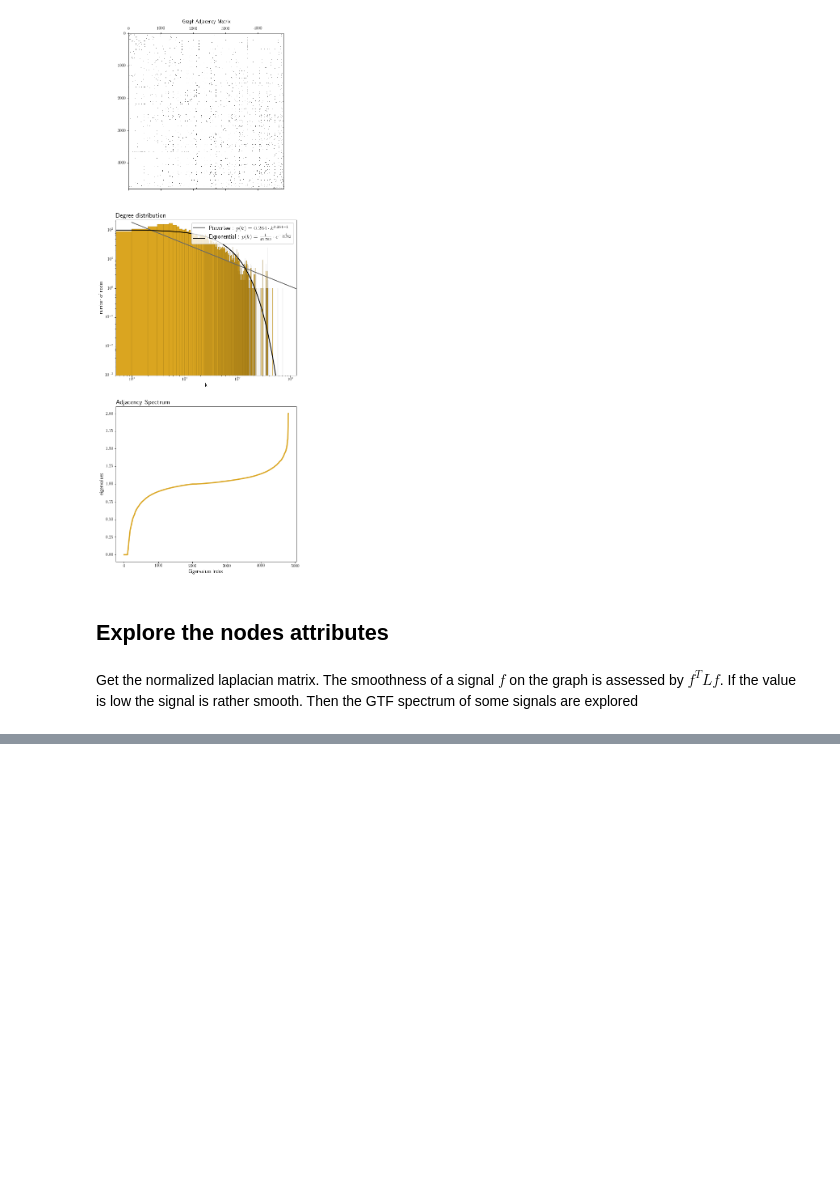
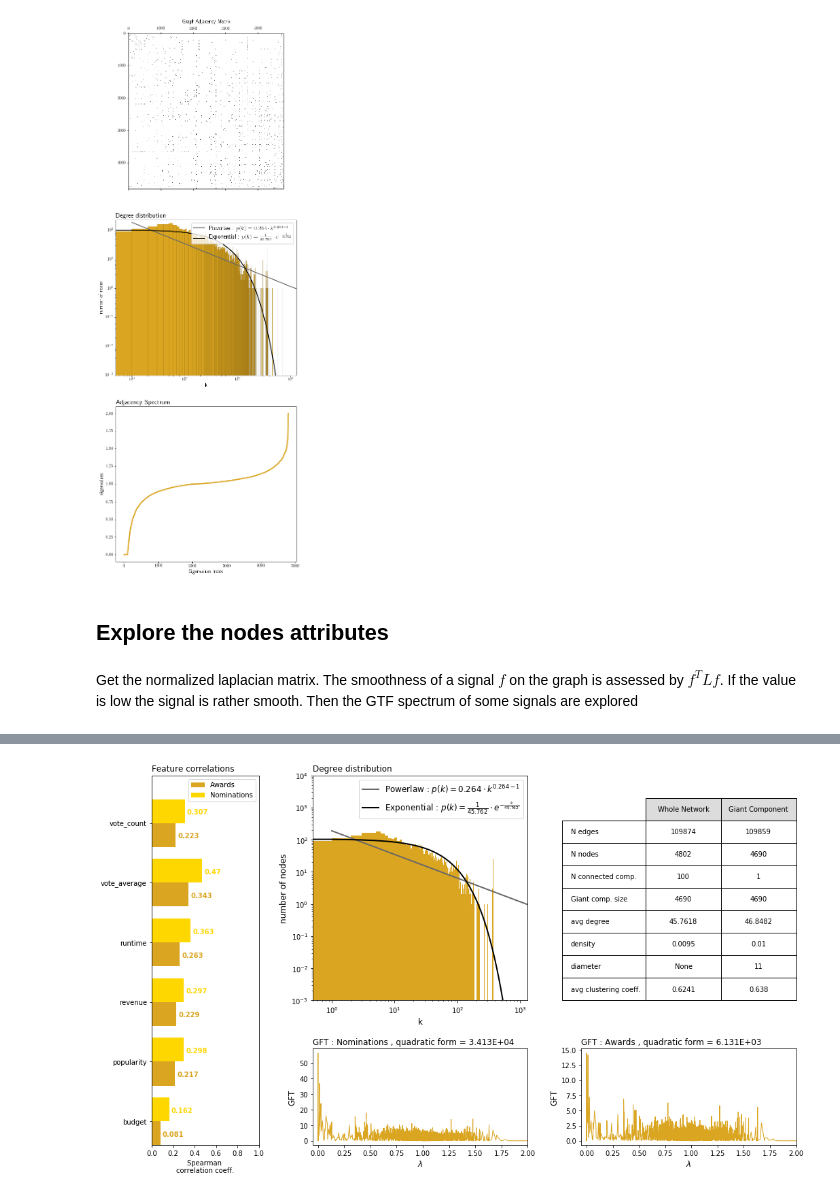
Before and after one commit to antoine-spahr/NTDS, a Jupyter notebook: Project/Graph_exploration.ipynb, the cells around one changed output, grey strips where cells are left out. Saved outputs shown, nothing was run; the diff lists cells and outputs as text; code cells hidden in the pictures; blank space fills up the shorter version.

```diff
--- a/Project/Graph_exploration.ipynb
+++ b/Project/Graph_exploration.ipynb
@@ -172,3 +179,4 @@ Get the largest component and display it.
 # %%
+G_props = graph_summary(G, display=False, return_GC=True)
 G_large = max(nx.connected_component_subgraphs(G), key=len)
-graph_summary(G_large)
+G_props_large = graph_summary(G_large, diameter=True, display=False, return_GC=True)
@@ -195,5 +223,5 @@ pos=nx.spring_layout(the_graph)
 # %%
-# compute graph info for table
-data_whole, labels = get_graph_properties(G)
-data_sub, _ = get_graph_properties(the_graph)
-data = np.stack([data_whole, data_sub], axis=1)
+# get table data
+data_whole, labels = G_props_to_table(G_props)
+data_large, _ = G_props_to_table(G_props_large)
+data = np.stack([data_whole, data_large], axis=1)
@@ -251,0 +228,64 @@ plt.show()
+# %%
+G_sp = gsp.graphs.Graph(nx.adjacency_matrix(G), lap_type='normalized')
+# %%
+# features correlation
+features_df = pd.read_csv(Data_path+'features.csv', usecols=[2,3,4,5,6,7])
+labels_df = pd.read_csv(Data_path+'labels.csv', usecols=[6,7])
+df = pd.concat([features_df, labels_df], axis=1)
+corr_df = df.corr(method = 'spearman').loc[:,['Awards','Nominations']]
+corr_df = corr_df.drop(['Awards','Nominations'])
+# %%
+fig = plt.figure(figsize=(17, 10))
+gs = plt.GridSpec(2, 3, wspace=0.3, hspace=0.3, width_ratios=[0.2 ,0.4, 0.4], height_ratios=[0.7, 0.3])
+title_fs = 12
+
+# Degree dist
+ax_deg = fig.add_subplot(gs[0,1])
+plot_degree(G, ax_deg, title_fs)
+
+# Table
+ax_table = fig.add_subplot(gs[0,2])
+ax_table.set_axis_off()
+table = ax_table.table(cellText=data, rowLabels=labels, cellLoc='center', \
+                                     colColours=['gainsboro'] * len(labels), colLabels=['Whole Network', 'Giant Component'], loc='center', \
+                                     bbox=[0.3, 0, 0.7, 0.9])
+table.auto_set_font_size(False)
+table.set_fontsize(10)
+table.scale(1,1)
+
+# GFT
+ax_gft1 = fig.add_subplot(gs[1,1])
+ax_gft2 = fig.add_subplot(gs[1,2])
+
+for atr, ax in zip(['Nominations', 'Awards'], [ax_gft1, ax_gft2]):
+    signal = np.array([list(nx.get_node_attributes(G, atr).values())]).transpose()
+    quad_form = get_quadratic_form(G_sp.L, signal)
+    _ = signal_GFT(G_sp, signal, ax=ax, linewidth=1, color='Goldenrod')
+    ax.set_title(r'GFT : {0} , quadratic form = {1:.3E}'.format(atr, quad_form), loc='left', fontsize=title_fs)
+    ax.set_xlabel('$\lambda$', fontsize=12)
+    ax.set_ylabel('GFT', fontsize=12)
+    ax.set_xlim([-0.05,2])
+
+# Correlations
+ax_corr = fig.add_subplot(gs[:,0])
+ind = np.arange(len(corr_df))
+width = 0.4
+ax_corr.barh(ind, corr_df.Awards, width, color='Goldenrod', label='Awards')
+ax_corr.barh(ind + width, corr_df.Nominations, width, color='Gold', label='Nominations')
+ax_corr.set(yticks=ind + 0.5*width, yticklabels=corr_df.index, ylim=[2*width - 1, len(corr_df)])
+ax_corr.set_title('Feature correlations', fontsize=title_fs, loc='left')
+ax_corr.set_xlabel('Spearman \ncorrelation coeff.')
+ax_corr.set_xlim([0,1])
+#ax_corr.grid(True, which='major', axis='x')
+ax_corr.set_axisbelow(True)
+ax_corr.legend()
+
+for i, v in enumerate(corr_df.Awards):
+    ax_corr.text(v + 0.02, i - 0.05, str(round(v,3)), color='Goldenrod', fontweight='bold')
+for i, v in enumerate(corr_df.Nominations):
+    ax_corr.text(v + 0.02, i + 0.35, str(round(v,3)), color='Gold', fontweight='bold')
+
+fig.savefig('Figures/exploration_overview.svg')
+plt.show()
+# %% [output]
+[figure, added]
```
Also changed, not shown: parts of 10 cells of this notebook, 6 other files.
